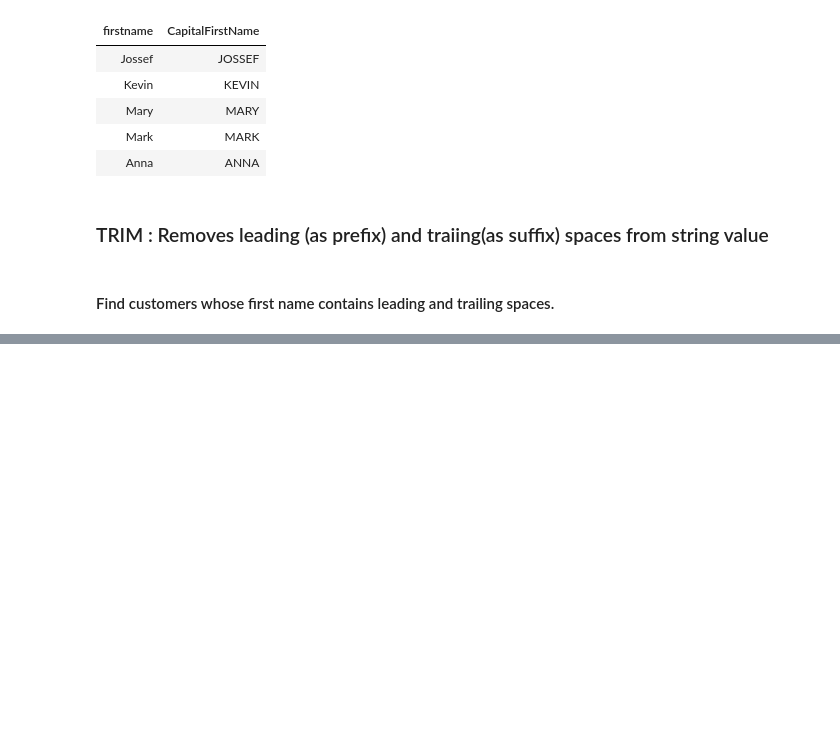
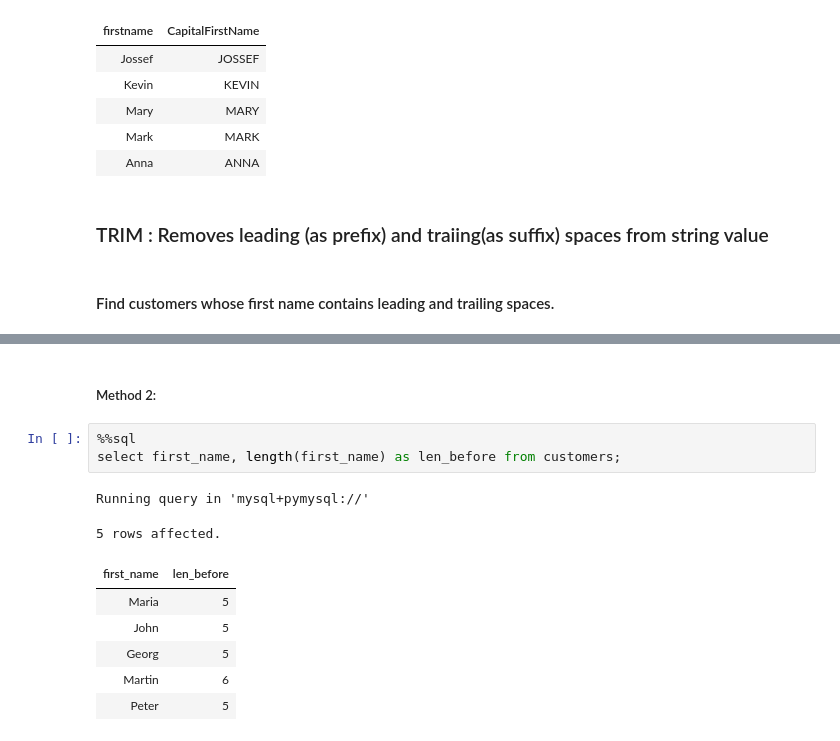
Before and after one commit to the-naman/Learn, a Jupyter notebook: SQL/SQL by Barra/My Notes/06. I - Row-Level Functions.ipynb, the cells around one changed output, grey strips where cells are left out. Cells and saved outputs as stored; diff of their text form; blank space fills up the shorter version.

```diff
--- a/SQL/SQL by Barra/My Notes/06. I - Row-Level Functions.ipynb
+++ b/SQL/SQL by Barra/My Notes/06. I - Row-Level Functions.ipynb
@@ -99,0 +121,14 @@ Running query in 'mysql+pymysql://'
+# %% [markdown]
+##### Method 2:
+# %%
+%%sql
+select first_name, length(first_name) as len_before from customers;
+# %% [output]
+Running query in 'mysql+pymysql://'
+5 rows affected.
+| first_name | len_before |
+| Maria | 5 |
+| John | 5 |
+| Georg | 5 |
+| Martin | 6 |
+| Peter | 5 |
```
Also changed, not shown: parts of 3 cells of this notebook.
